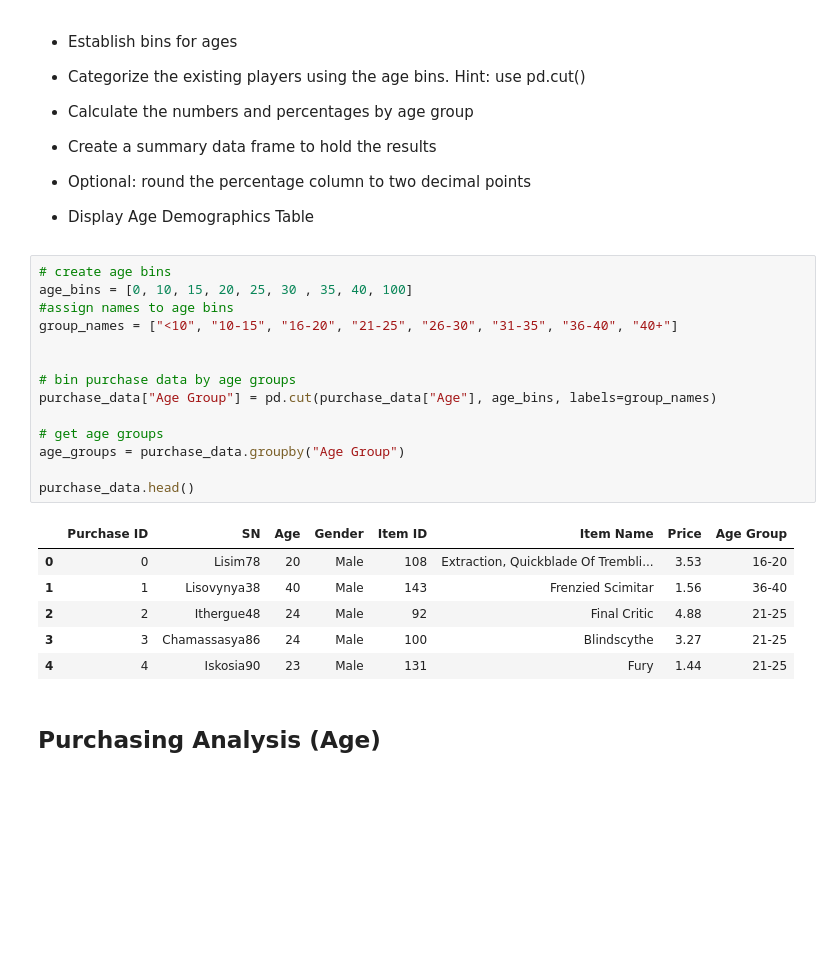
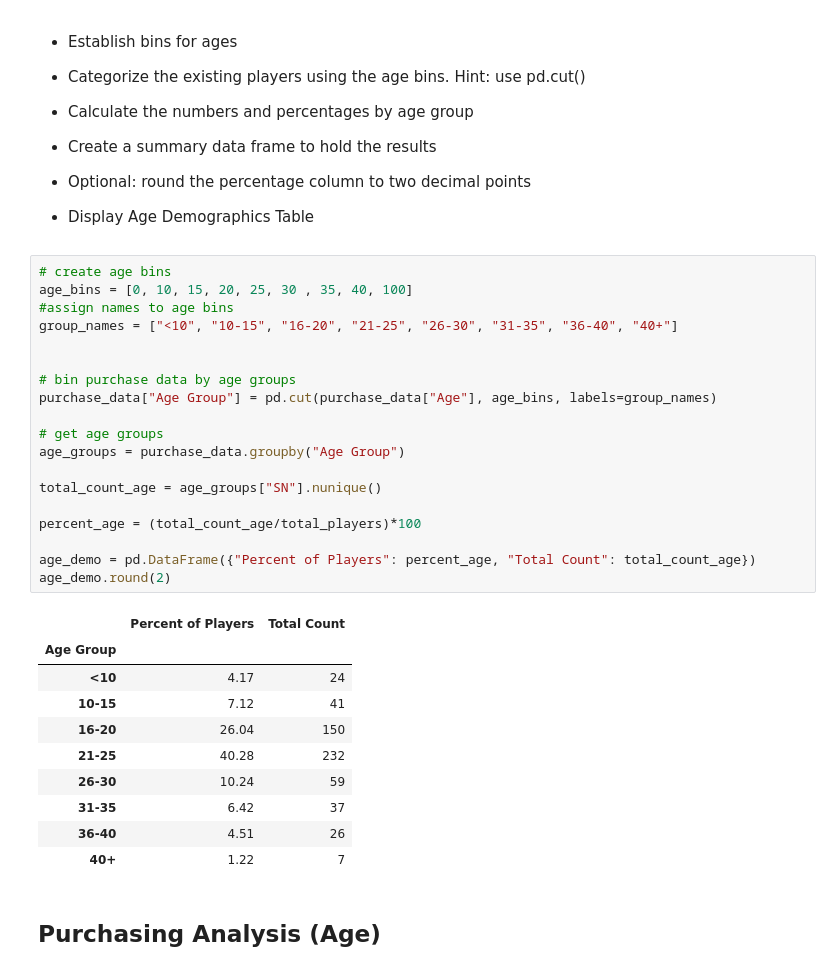
Before and after one commit to BTroolin/pandas-challenge, a Jupyter notebook: HeroesOfPymoli_starter.ipynb, the cells around one changed output. Drawn from its saved outputs; the diff is of its cells as text; blank space fills up the shorter version.

```diff
--- a/HeroesOfPymoli_starter.ipynb
+++ b/HeroesOfPymoli_starter.ipynb
@@ -152,24 +152,33 @@ average_gender_df.round(2)
 # %%
 # create age bins
 age_bins = [0, 10, 15, 20, 25, 30 , 35, 40, 100]
 #assign names to age bins
 group_names = ["<10", "10-15", "16-20", "21-25", "26-30", "31-35", "36-40", "40+"]
 
 
 # bin purchase data by age groups
 purchase_data["Age Group"] = pd.cut(purchase_data["Age"], age_bins, labels=group_names)
 
 # get age groups
 age_groups = purchase_data.groupby("Age Group")
 
-purchase_data.head()
+total_count_age = age_groups["SN"].nunique()
+
+percent_age = (total_count_age/total_players)*100
+
+age_demo = pd.DataFrame({"Percent of Players": percent_age, "Total Count": total_count_age})
+age_demo.round(2)
 # %% [output]
-|  | Purchase ID | SN | Age | Gender | Item ID | Item Name | Price | Age Group |
-| 0 | 0 | Lisim78 | 20 | Male | 108 | Extraction, Quickblade Of Trembli... | 3.53 | 16-20 |
-| 1 | 1 | Lisovynya38 | 40 | Male | 143 | Frenzied Scimitar | 1.56 | 36-40 |
-| 2 | 2 | Ithergue48 | 24 | Male | 92 | Final Critic | 4.88 | 21-25 |
-| 3 | 3 | Chamassasya86 | 24 | Male | 100 | Blindscythe | 3.27 | 21-25 |
-| 4 | 4 | Iskosia90 | 23 | Male | 131 | Fury | 1.44 | 21-25 |
+|  | Percent of Players | Total Count |
+| Age Group |  |  |
+| <10 | 4.17 | 24 |
+| 10-15 | 7.12 | 41 |
+| 16-20 | 26.04 | 150 |
+| 21-25 | 40.28 | 232 |
+| 26-30 | 10.24 | 59 |
+| 31-35 | 6.42 | 37 |
+| 36-40 | 4.51 | 26 |
+| 40+ | 1.22 | 7 |
 # %% [markdown]
 ## Purchasing Analysis (Age)
 # %% [markdown]
```
